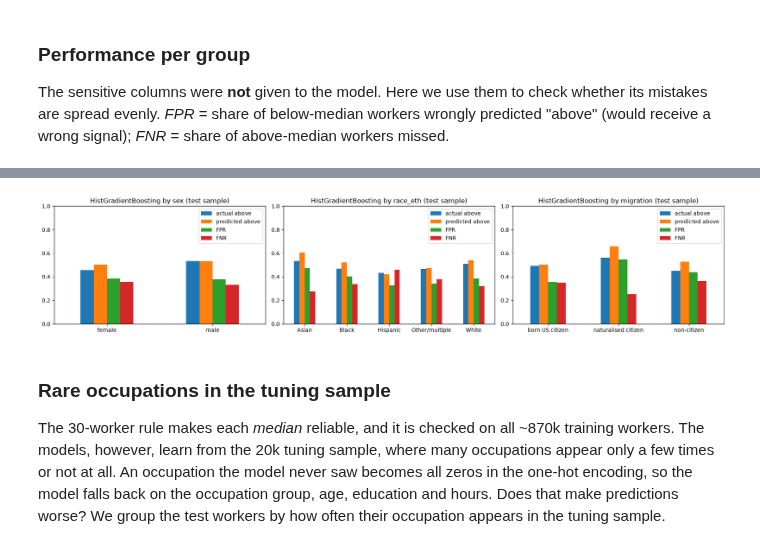
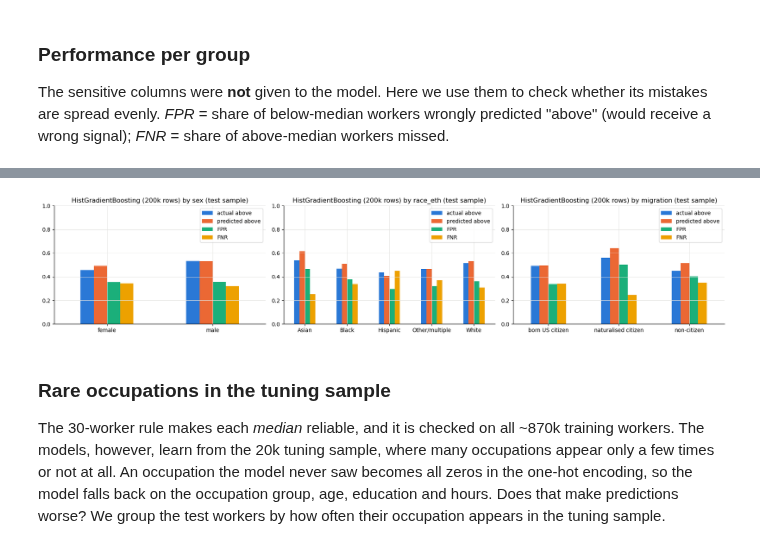
Before and after one commit to flxr8/ai4g-portfolio-felix-reichle, a Jupyter notebook: Term 1/Week 5/hackathon/fair_pay_checker.ipynb, the cells around one changed output, grey strips where cells are left out. Saved outputs shown, nothing was run; the diff lists cells and outputs as text; code cells hidden in the pictures.

```diff
--- a/Term 1/Week 5/hackathon/fair_pay_checker.ipynb
+++ b/Term 1/Week 5/hackathon/fair_pay_checker.ipynb
@@ -591,3 +774,6 @@ L2 keeps every coefficient, but it shrinks them. The table of strongest coeffici
+# %%
+BIG_N = 200_000
+RECOMMENDED = "HistGradientBoosting (200k rows)"  # same settings as the tuned HGB, fitted on 200,000 training workers
 # %% [markdown]
 ## 7. Evaluate once on the test set
 
@@ -635,0 +834,21 @@ plt.tight_layout(); plt.show()
+# %%
+# the gaps between training, validation and test score per model, in one picture
+gap = comparison.loc[list(searches) + [RECOMMENDED], ["Train ROC-AUC", "Test ROC-AUC"]].copy()
+gap["Validation ROC-AUC"] = [cv_rows[n]["cv_mean"] for n in searches] + [float(comparison.loc[RECOMMENDED, "CV ROC-AUC (mean ± sd)"].split()[0])]
+fig, axes = plt.subplots(1, 2, figsize=(16, 4.5))
+x = np.arange(len(gap))
+for k, (col, colour) in enumerate([("Train ROC-AUC", TRAIN_C), ("Validation ROC-AUC", "#1baf7a"), ("Test ROC-AUC", VAL_C)]):
+    axes[0].bar(x + (k - 1) * 0.27, gap[col], width=0.25, color=colour, label=col.replace(" ROC-AUC", ""))
+axes[0].set_xticks(x, [n.replace(" (", "\n(") for n in gap.index], fontsize=9)
+axes[0].set(ylim=(0.5, 0.8), ylabel="ROC-AUC", title="Training vs validation vs test (a big training lead = overfitting)")
+axes[0].axhline(comparison.loc["Single threshold (depth-1 tree)", "Test ROC-AUC"], color="grey", ls=":", label="single-threshold rule (test)")
+axes[0].legend(fontsize=8)
+for name, (_, prob) in preds.items():
+    if name.startswith("Dummy (always"):
+        continue  # identical to the other dummy: the diagonal
+    fpr, tpr, _ = roc_curve(y_test, prob)
+    axes[1].plot(fpr, tpr, ls=":" if name.startswith(("Dummy", "Single")) else "-",
+                 label=f"{name} ({roc_auc_score(y_test, prob):.3f})")
+axes[1].set(xlabel="false positive rate", ylabel="true positive rate", title="ROC curves on the test sample (ROC-AUC in brackets)")
+axes[1].legend(fontsize=8)
+plt.tight_layout(); plt.show()
@@ -650,11 +874,10 @@ We look more closely at the model with the **best cross-validation ROC-AUC**. It
 # %%
-best_name = max(searches, key=lambda n: cv_rows[n]["cv_mean"])
-best_model = final_models[best_name]
-pred, prob = preds[best_name]
+# step 6 chose the model type on CV; the recommended model is that type, refitted on more rows
+print("best model type by CV ROC-AUC:", max(searches, key=lambda n: cv_rows[n]["cv_mean"]), "| model examined here:", RECOMMENDED)
+pred, prob = preds[RECOMMENDED]
 err = test_s.assign(pred=pred, prob=prob)
 err["outcome"] = np.select([(err.y == 1) & (err.pred == 1), (err.y == 0) & (err.pred == 1), (err.y == 1) & (err.pred == 0)],
                            ["TP", "FP", "FN"], "TN")
-print("best model by CV ROC-AUC:", best_name)
 
 err["hours_band"] = pd.cut(err.WKHP, [0, 34, 44, 99], labels=["<35 h (part-time)", "35-44 h", "45+ h"])
 err["age_band"] = pd.cut(err.AGEP, [17, 24, 34, 49, 64], labels=["18-24", "25-34", "35-49", "50-64"])
@@ -676,0 +900,11 @@ age_band
+# %%
+# which features does the recommended model rely on? Shuffle one feature at a time in the test sample and measure the drop in ROC-AUC.
+imp = permutation_importance(final_models[RECOMMENDED], X_test, y_test, scoring="roc_auc", n_repeats=3,
+                             random_state=RANDOM_STATE, n_jobs=-1)
+imp = pd.Series(imp.importances_mean, index=FEATURES).sort_values()
+NAMES = {"AGEP": "age", "SCHL": "education", "WKHP": "usual hours/week", "WKWN": "weeks worked", "OCCP": "detailed occupation",
+         "occ_group": "occupation group", "ind_group": "industry group", "COW": "class of worker"}
+fig, ax = plt.subplots(figsize=(7, 3.8))
+ax.barh(imp.index.map(NAMES), imp, color=TRAIN_C, height=0.6)
+ax.set(xlabel="drop in test ROC-AUC when the feature is shuffled", title=f"{RECOMMENDED}: permutation importance")
+ax.grid(axis="y", visible=False); plt.show()
@@ -744,11 +985,11 @@ group_report(err, "sector").sort_values("F1")
 # %%
 fig, axes = plt.subplots(1, 3, figsize=(18, 3.8))
 for ax, col in zip(axes, AUDIT):
     group_report(err, col)[["actual above", "predicted above", "FPR", "FNR"]].plot.bar(ax=ax, rot=0)
-    ax.set(title=f"{best_name} by {col} (test sample)", ylim=(0, 1))
+    ax.set(title=f"{RECOMMENDED} by {col} (test sample)", ylim=(0, 1))
 plt.tight_layout(); plt.show()
 # %% [output]
-[figure, old version]
+[figure, new version]
 # %% [markdown]
 ### Rare occupations in the tuning sample
 
```
Also changed, not shown: parts of 43 cells of this notebook.
